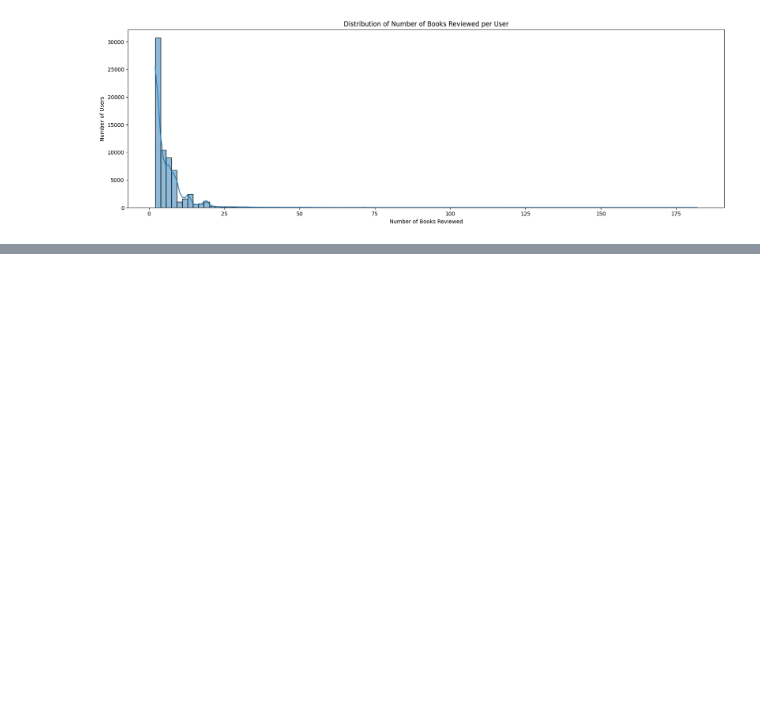
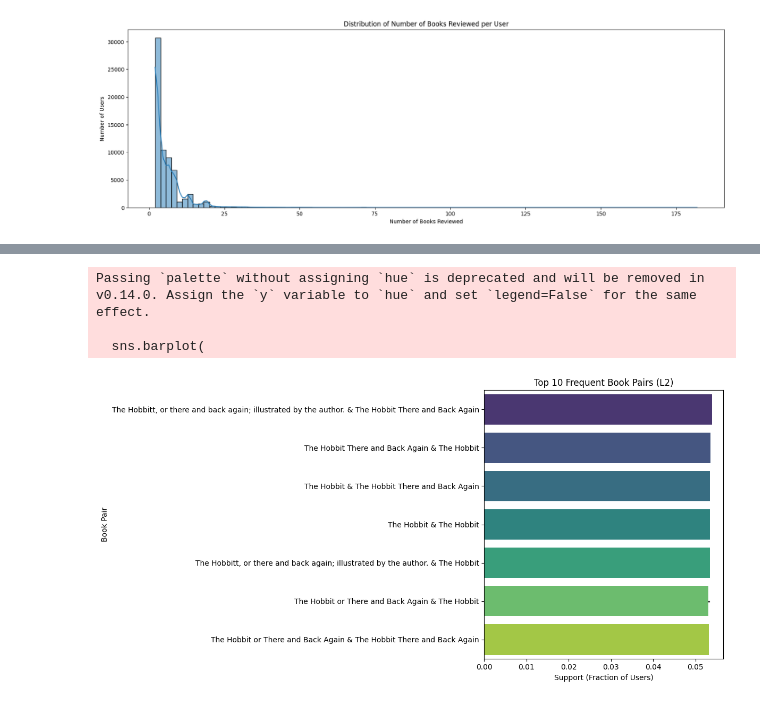
Before and after one commit to adiyasapar/Algorithms_of_massive_data_project, a Jupyter notebook: market_basket_analysis.ipynb, the cells around one changed output, grey strips where cells are left out. Cells and saved outputs as stored; diff of their text form; code cells hidden in the pictures; blank space fills up the shorter version.

```diff
--- a/market_basket_analysis.ipynb
+++ b/market_basket_analysis.ipynb
@@ -134,0 +258,24 @@ plt.show()
+# %%
+# Top 10 frequent pairs by support (L2)
+pairs_df = pd.DataFrame([
+    {"pair": tuple(pair), "support": supp}
+    for pair, supp in L2_full.items()
+]).sort_values("support", ascending=False).head(10)
+
+plt.figure(figsize=(12,6))
+sns.barplot(
+    x=pairs_df["support"],
+    y=[id2title.get(p[0], str(p[0])) + " & " + id2title.get(p[1], str(p[1]))
+       for p in pairs_df["pair"]],
+    palette="viridis"
+)
+plt.title("Top 10 Frequent Book Pairs (L2)")
+plt.xlabel("Support (Fraction of Users)")
+plt.ylabel("Book Pair")
+plt.tight_layout()
+plt.show()
+# %% [output]
+Passing `palette` without assigning `hue` is deprecated and will be removed in v0.14.0. Assign the `y` variable to `hue` and set `legend=False` for the same effect.
+
+  sns.barplot(
+[figure, added]
```
Also changed, not shown: parts of 22 cells of this notebook, 1 other file.
